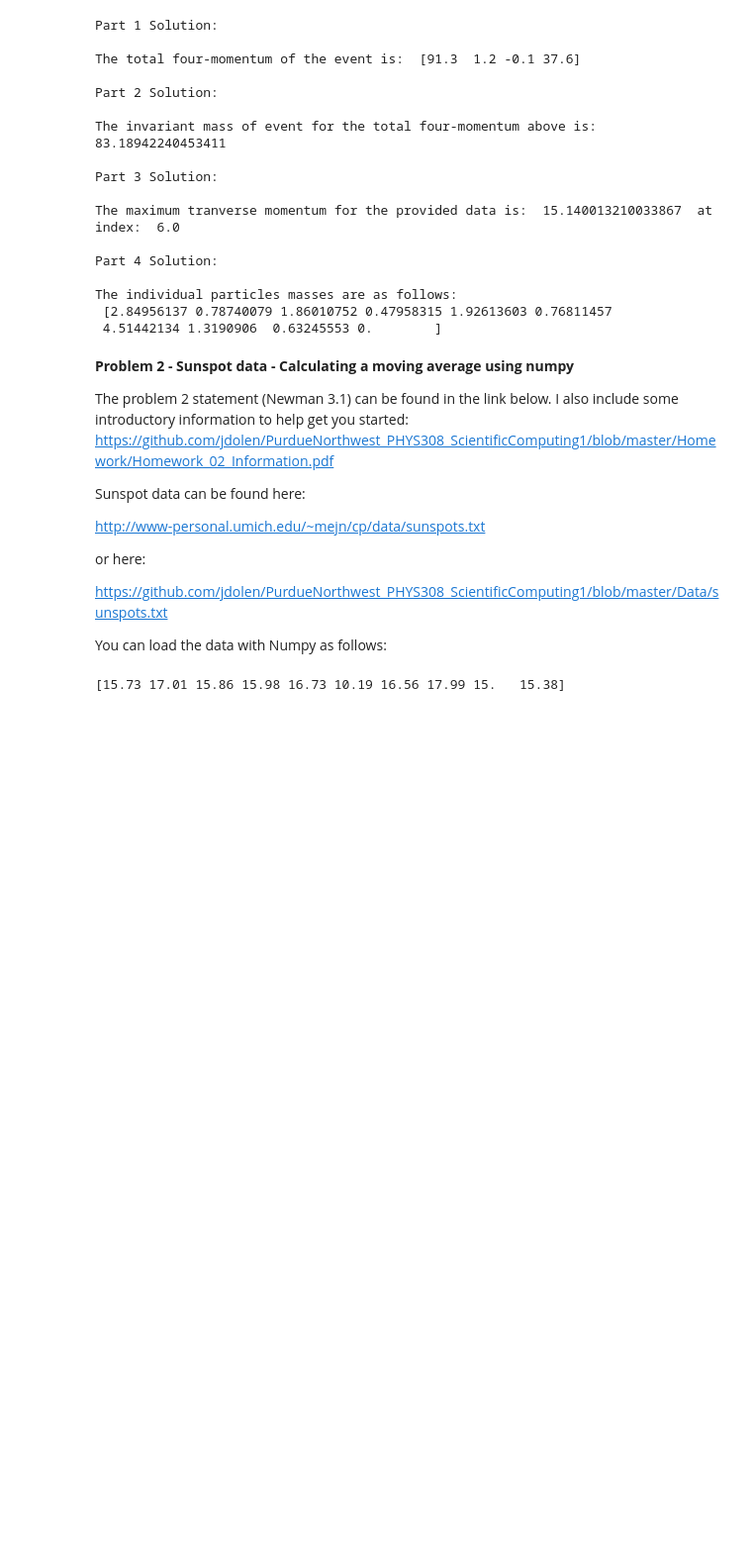
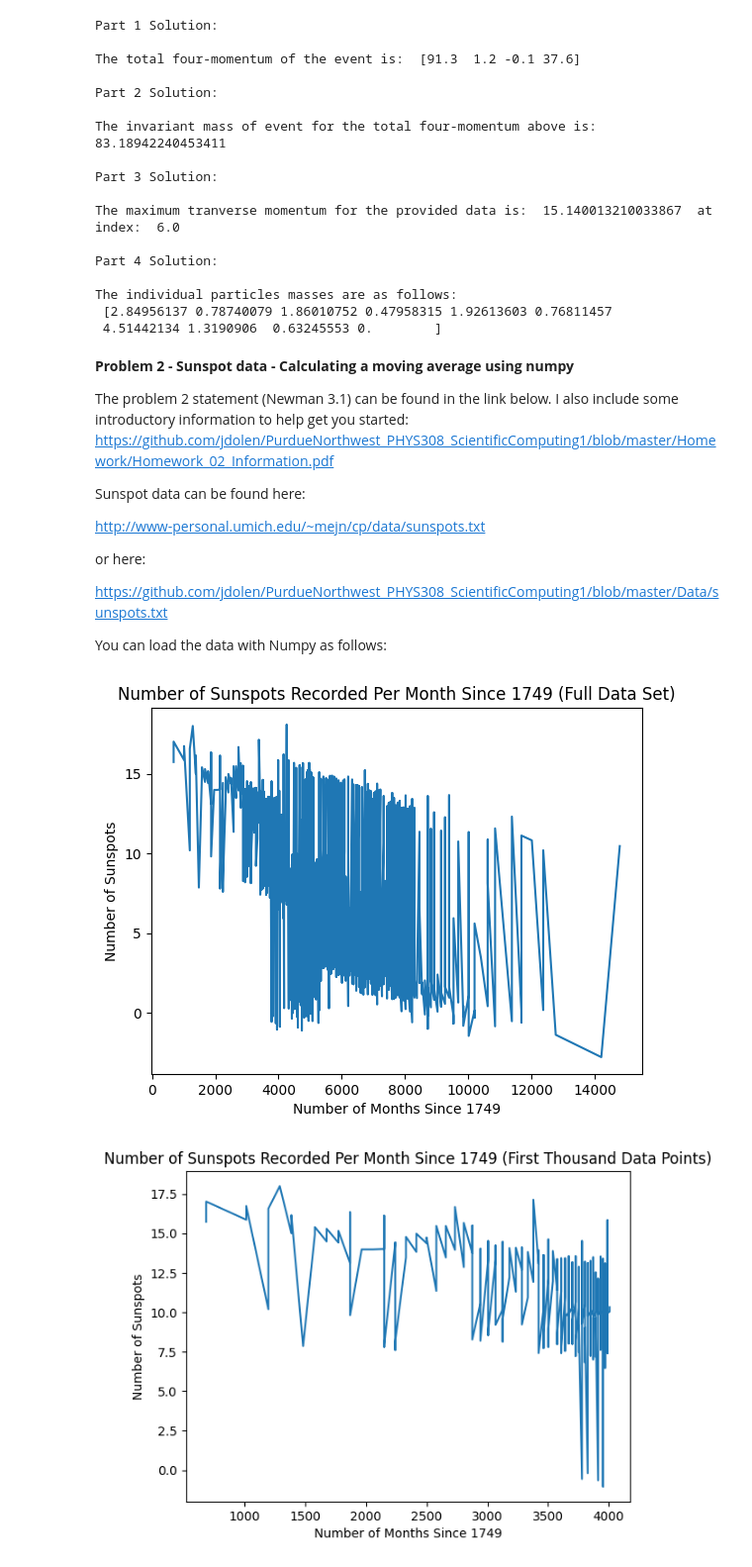
Before and after one commit to goodbyeskyharbor/PurdueNorthwest_PHYS308_ScientificComputing1, a Jupyter notebook: Homework/Homework_02.ipynb, the cells around one changed output. Shown: that part at 99% size. Drawn from its saved outputs; the diff is of its cells as text; code cells hidden in the pictures; blank space fills up the shorter version.

```diff
--- a/Homework/Homework_02.ipynb
+++ b/Homework/Homework_02.ipynb
@@ -115,4 +110,54 @@ Nspots = data[:,1] # number of sunspots in a given month
-# %%
-print(Nspots[0:10])
-# %% [output]
-[15.73 17.01 15.86 15.98 16.73 10.19 16.56 17.99 15.   15.38]
+# %%
+import numpy as np
+import matplotlib.pyplot as plt
+
+%matplotlib inline
+
+data = np.loadtxt("http://www-personal.umich.edu/~mejn/cp/data/stars.txt",float)
+months = data[:,0] # number of months since January 1749
+Nspots = data[:,1] # number of sunspots in a given month
+
+#Solution to 3a:
+plt.plot(months, Nspots)
+plt.xlabel("Number of Months Since 1749")
+plt.ylabel("Number of Sunspots")
+plt.title("Number of Sunspots Recorded Per Month Since 1749 (Full Data Set)")
+plt.show()
+
+#Solution to 3b:
+plt.plot(months[0:999], Nspots[0:999])
+plt.xlabel("Number of Months Since 1749")
+plt.ylabel("Number of Sunspots")
+plt.title("Number of Sunspots Recorded Per Month Since 1749 (First Thousand Data Points)")
+plt.show()
+
+#Solution to 3c:
+
+def running_average_centered(y, r=5, pad_mode="reflect"):
+    y = np.asarray(y, dtype=float)
+    k = 2*r + 1
+    kernel = np.ones(k) / k
+
+    if pad_mode is None:
+        Y = np.convolve(y, kernel, mode="valid")
+        x = np.arange(r, len(y)-r)
+    else:
+        ypad = np.pad(y, r, mode=pad_mode)
+        Y = np.convolve(ypad, kernel, mode="valid")
+        x = np.arange(len(y))
+    return x, Y
+
+r = 5
+x, Y = running_average_centered(Nspots, r=r, pad_mode="reflect")
+
+N = min(1000, len(Nspots))
+plt.plot(np.arange(N), Nspots[:N], label="Original Data Set")
+plt.plot(x[:N], Y[:N], label=f"Running Average (r={r})")
+plt.xlabel("Number of Months Since 1749")
+plt.ylabel("Number of Sunspots")
+plt.legend()
+plt.tight_layout()
+plt.show()
+# %% [output]
+[figure, added]
+[figure, added]
```
Also changed, not shown: parts of 2 cells of this notebook.
